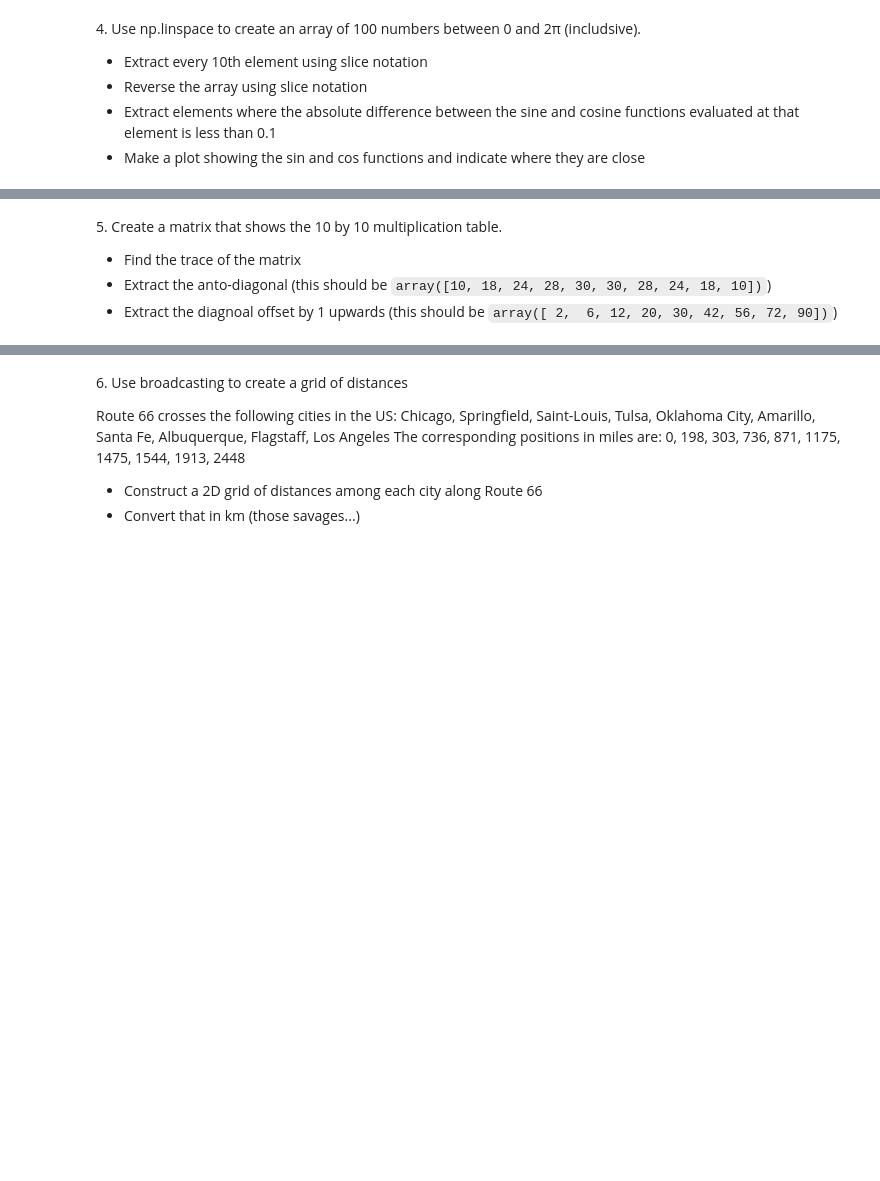
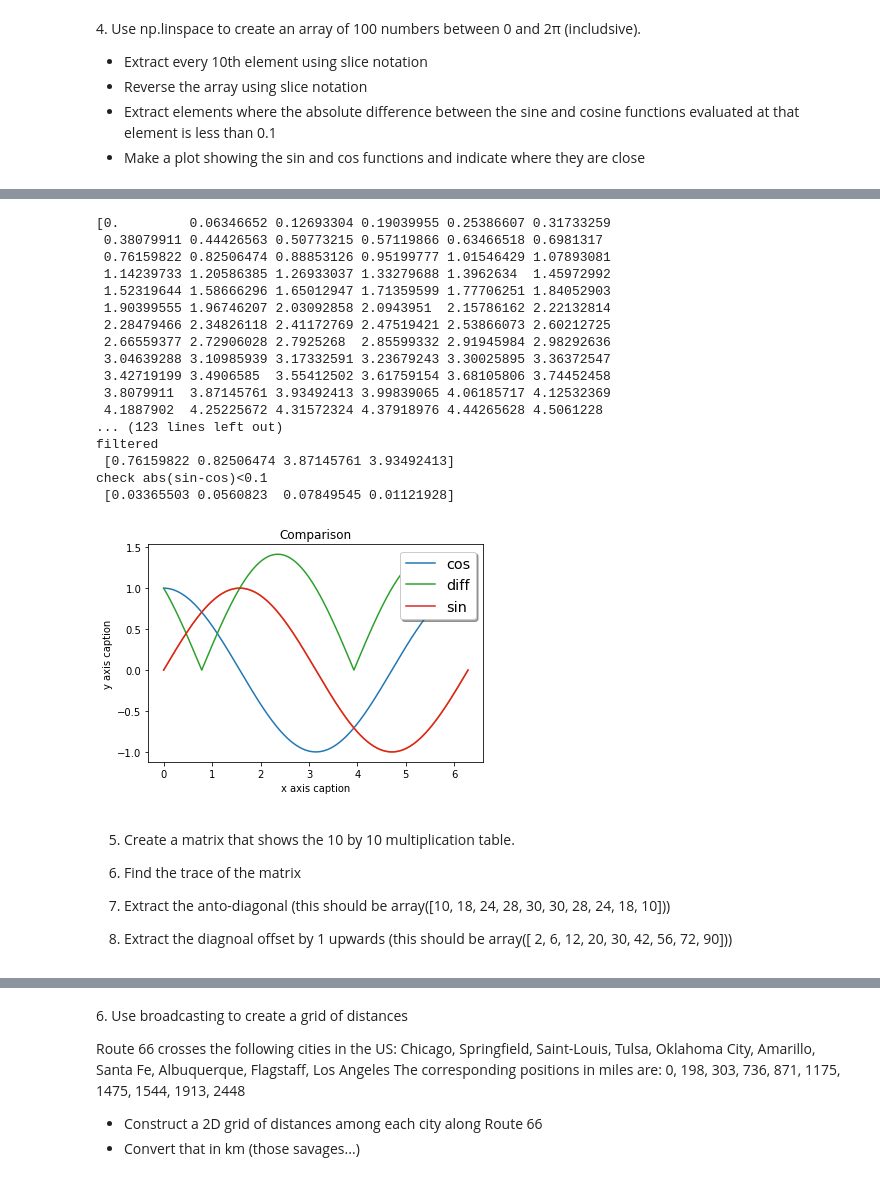
Before and after one commit to M-FedonVocaturo/LaboratoryOfComputationalPhysics_Y5, a Jupyter notebook: 04ex_Numpy.ipynb, the cells around one changed output, grey strips where cells are left out. Saved outputs shown, nothing was run; the diff lists cells and outputs as text; code cells hidden in the pictures; blank space fills up the shorter version.

````diff
--- a/04ex_Numpy.ipynb
+++ b/04ex_Numpy.ipynb
@@ -220,6 +247,74 @@ print(k*mat2) #element wise product with broadcasting of klines (imposing same v
+# %%
+import numpy as np
+#print(np.pi)
+a=np.array(np.linspace(0,2*np.pi,100)) #array containing 100 evenly spaced num, in [0,2pi]
+print(a,"\n rank:",a.ndim, "shape",a.shape,'\n')
+
+#ntot=len(a)
+#print(ntot)
+print('every 10th element')
+print(a[9:len(a):10]) #print values from [start,stop) with STEP 10
+print('alternative')
+print(a[9::10]) #the stop can be inplicit if you omit it
+#1st element START is included, while STOP is excluded
+#index 9 = 10th element included,  index 100=101th element ecluded, last element 100 included
+print('\n')
+print(a[len(a)-1:0:-1]) #the very 1st element is excluded...
+print('\n')
+print(a[::-1]) #to revert the array, use a negetive STEP
+
+
+#USING np.sin, np.cos since they are applied element wise
+print('\n','cos(a):\n',np.cos(a),'\n','sin(a):\n',np.sin(a),'\n','difference:\n',np.abs(np.sin(a)-np.cos(a)))
+
+mask2=(np.abs(np.sin(a)-np.cos(a))<0.1) #elements less than 0.1
+print(mask2)
+
+filtered_a=a[mask2] #removes the values where the mask is false
+#all elements whose abs(sin-cos)>0.1 are removed
+print('filtered \n',filtered_a) #the elements such that abs(sin-cos)<0.1 are kept
+print('check abs(sin-cos)<0.1\n',np.abs(np.sin(filtered_a)-np.cos(filtered_a)))
+
+
+
+#to do the plot another library is needed
+import matplotlib.pyplot as plt
+x=np.linspace(0,2*np.pi,1e6)
+plt.plot(x,np.cos(x),label='cos')
+plt.plot(x,np.sin(x))
+plt.plot(x,np.abs(np.sin(x)-np.cos(x)),label='diff')
+
+
+plt.title("Comparison")
+plt.xlabel("x axis caption")
+plt.ylabel("y axis caption")
+plt.plot(x,np.sin(x),label='sin')
+legend = plt.legend(loc='upper right', shadow=True, fontsize='x-large')
+plt.show()
+# %% [output]
+[0.         0.06346652 0.12693304 0.19039955 0.25386607 0.31733259
+ 0.38079911 0.44426563 0.50773215 0.57119866 0.63466518 0.6981317
+ 0.76159822 0.82506474 0.88853126 0.95199777 1.01546429 1.07893081
+ 1.14239733 1.20586385 1.26933037 1.33279688 1.3962634  1.45972992
+ 1.52319644 1.58666296 1.65012947 1.71359599 1.77706251 1.84052903
+ 1.90399555 1.96746207 2.03092858 2.0943951  2.15786162 2.22132814
+ 2.28479466 2.34826118 2.41172769 2.47519421 2.53866073 2.60212725
+ 2.66559377 2.72906028 2.7925268  2.85599332 2.91945984 2.98292636
+ 3.04639288 3.10985939 3.17332591 3.23679243 3.30025895 3.36372547
+ 3.42719199 3.4906585  3.55412502 3.61759154 3.68105806 3.74452458
+ 3.8079911  3.87145761 3.93492413 3.99839065 4.06185717 4.12532369
+ 4.1887902  4.25225672 4.31572324 4.37918976 4.44265628 4.5061228
+... (123 lines left out)
+filtered
+ [0.76159822 0.82506474 3.87145761 3.93492413]
+check abs(sin-cos)<0.1
+ [0.03365503 0.0560823  0.07849545 0.01121928]
+[figure, added]
 # %% [markdown]
-5\. Create a matrix that shows the 10 by 10 multiplication table.
 
- * Find the trace of the matrix
- * Extract the anto-diagonal (this should be ```array([10, 18, 24, 28, 30, 30, 28, 24, 18, 10])```)
- * Extract the diagnoal offset by 1 upwards (this should be ```array([ 2,  6, 12, 20, 30, 42, 56, 72, 90])```)
+
+5. Create a matrix that shows the 10 by 10 multiplication table.
+
+  1.  Find the trace of the matrix
+  2.  Extract the anto-diagonal (this should be array([10, 18, 24, 28, 30, 30, 28, 24, 18, 10]))
+  3.  Extract the diagnoal offset by 1 upwards (this should be array([ 2, 6, 12, 20, 30, 42, 56, 72, 90]))
````
Also changed, not shown: parts of 10 cells of this notebook.
